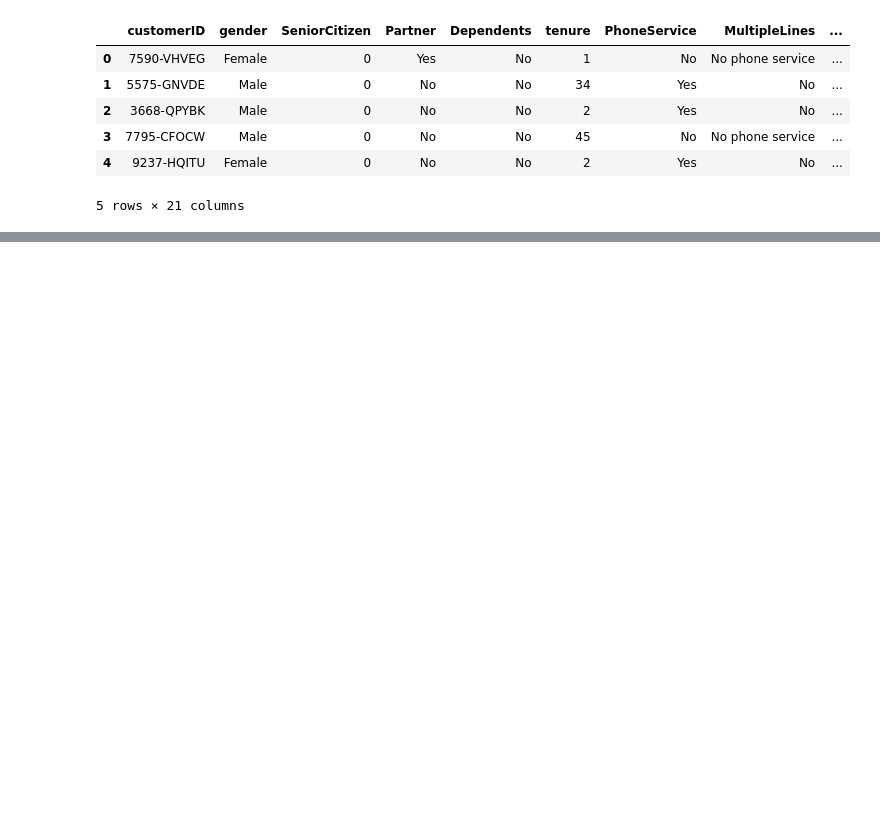
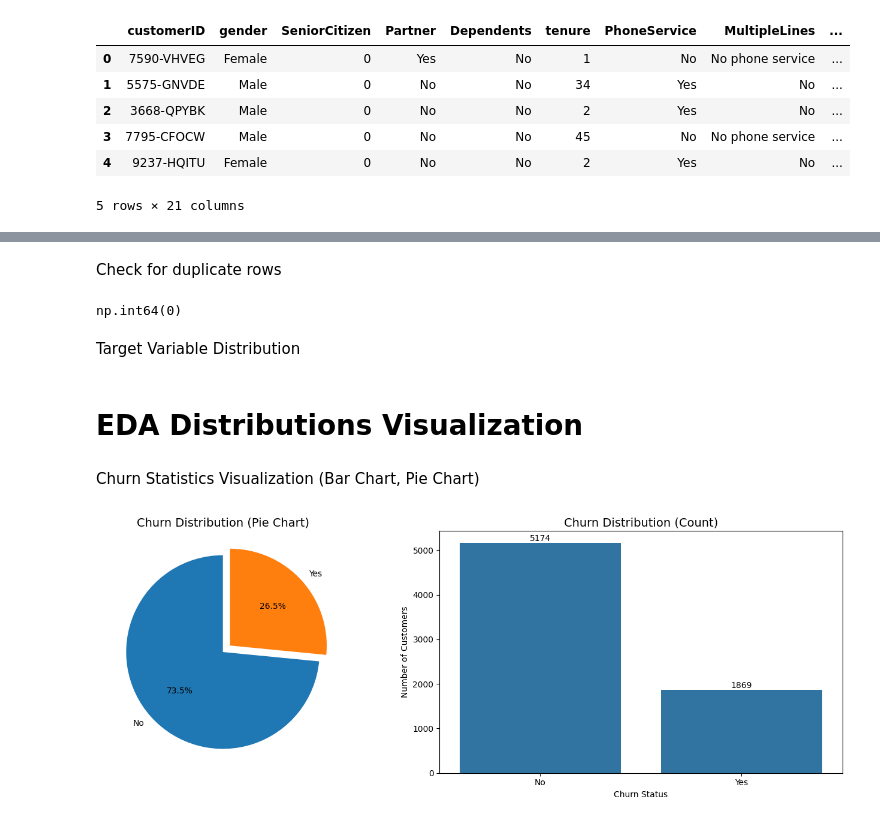
Before and after one commit to thruuuuuu/telco_churn_predict_model, a Jupyter notebook: notebooks/EDA.ipynb, the cells around one changed output, grey strips where cells are left out. Cells and saved outputs as stored; diff of their text form; code cells hidden in the pictures; blank space fills up the shorter version.

```diff
--- a/notebooks/EDA.ipynb
+++ b/notebooks/EDA.ipynb
@@ -25,8 +27,11 @@ Requirement already satisfied: six>=1.5 in /usr/local/lib/python3.12/dist-packag
 # %%
 import pandas as pd
 
-df = pd.read_csv('data/raw/WA_Fn-UseC_-Telco-Customer-Churn.csv')
-df.head()
+df = pd.read_csv('WA_Fn-UseC_-Telco-Customer-Churn.csv')
+
+# Display first few rows
+data = pd.DataFrame(df)
+data.head()
 # %% [output]
 |  | customerID | gender | SeniorCitizen | Partner | Dependents | tenure | PhoneService | MultipleLines | ... |
 | 0 | 7590-VHVEG | Female | 0 | Yes | No | 1 | No | No phone service | ... |
@@ -80,0 +135,49 @@ plt.show()
+# %% [markdown]
+Check for duplicate rows
+# %%
+duplicate_customer_ids = df['customerID'].duplicated().sum()
+duplicate_customer_ids
+# %% [output]
+np.int64(0)
+# %% [markdown]
+Target Variable Distribution
+# %%
+import matplotlib.pyplot as plt
+import seaborn as sns
+
+churn_counts = df['Churn'].value_counts()
+churn_percent = df['Churn'].value_counts(normalize=True) * 100
+
+churn_counts
+churn_percent
+# %% [markdown]
+# EDA Distributions Visualization
+# %% [markdown]
+Churn Statistics Visualization (Bar Chart, Pie Chart)
+# %%
+fig, axes = plt.subplots(1, 2, figsize=(14, 5))
+
+#Pie chart
+axes[0].pie(
+    churn_counts,
+    labels=churn_counts.index,
+    autopct='%1.1f%%',
+    startangle=90,
+    explode=(0, 0.1)
+)
+axes[0].set_title('Churn Distribution (Pie Chart)', fontsize=14)
+
+# Bar chart
+sns.countplot(data=df, x='Churn', ax=axes[1])
+axes[1].set_title('Churn Distribution (Count)', fontsize=14)
+axes[1].set_xlabel('Churn Status')
+axes[1].set_ylabel('Number of Customers')
+
+# labels on bars
+for container in axes[1].containers:
+    axes[1].bar_label(container)
+
+plt.tight_layout()
+plt.show()
+# %% [output]
+[figure, added]
```
Also changed, not shown: parts of 13 cells of this notebook.
